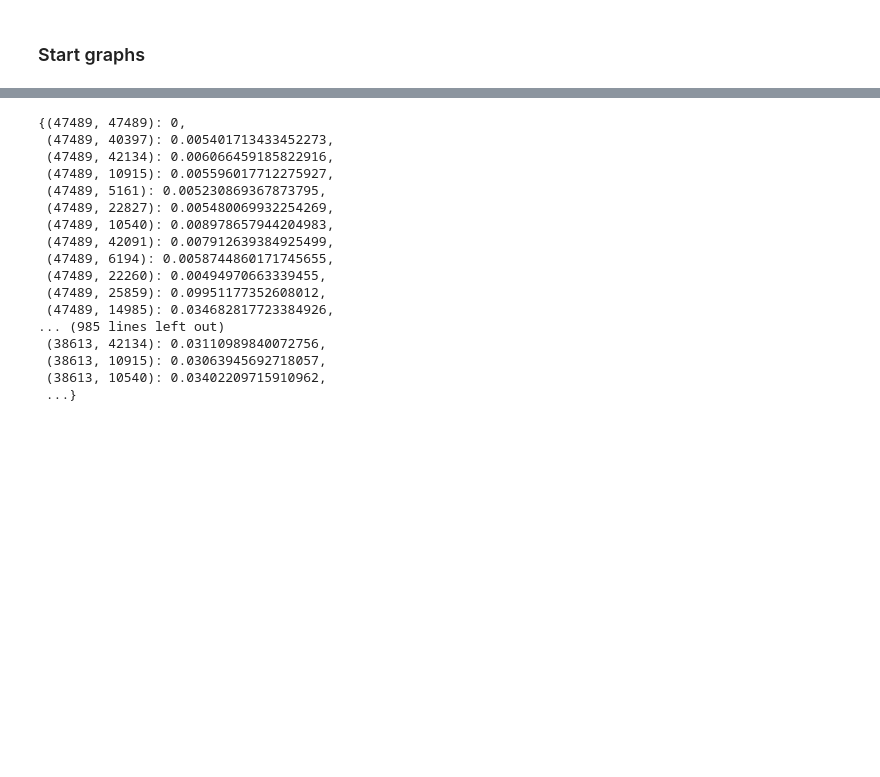
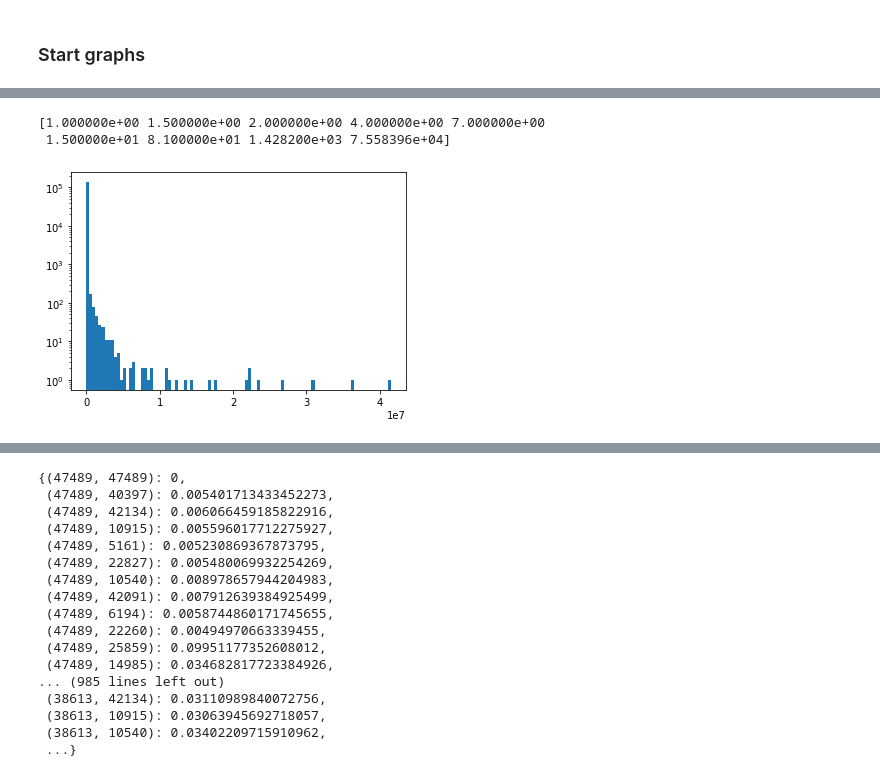
Before and after one commit to auriane81/epfl-ada-ada-2019-project-adax, a Jupyter notebook: project_Ariane_graph.ipynb, the cells around one changed output, grey strips where cells are left out. Cells and saved outputs as stored; diff of their text form; code cells hidden in the pictures; blank space fills up the shorter version.

```diff
--- a/project_Ariane_graph.ipynb
+++ b/project_Ariane_graph.ipynb
@@ -532,0 +404,11 @@ shortest_paths.generic.average_shortest_path_length(thresholded_inv, weight='wei
+# %%
+def look_at_edges(G):
+    edge_weights = [d['weight'] for (u, v, d) in G.edges(data=True)] # if d['weight'] < 200
+    plt.hist(edge_weights, bins=100, log=True)
+    print(np.quantile(edge_weights, [0.1, 0.15, 0.2, 0.3, 0.4, 0.5, 0.7, 0.9, 0.99]))
+# %%
+look_at_edges(prod_graphs["yogurt"])
+# %% [output]
+[1.000000e+00 1.500000e+00 2.000000e+00 4.000000e+00 7.000000e+00
+ 1.500000e+01 8.100000e+01 1.428200e+03 7.558396e+04]
+[figure, added]
```
Also changed, not shown: parts of 166 cells of this notebook.
